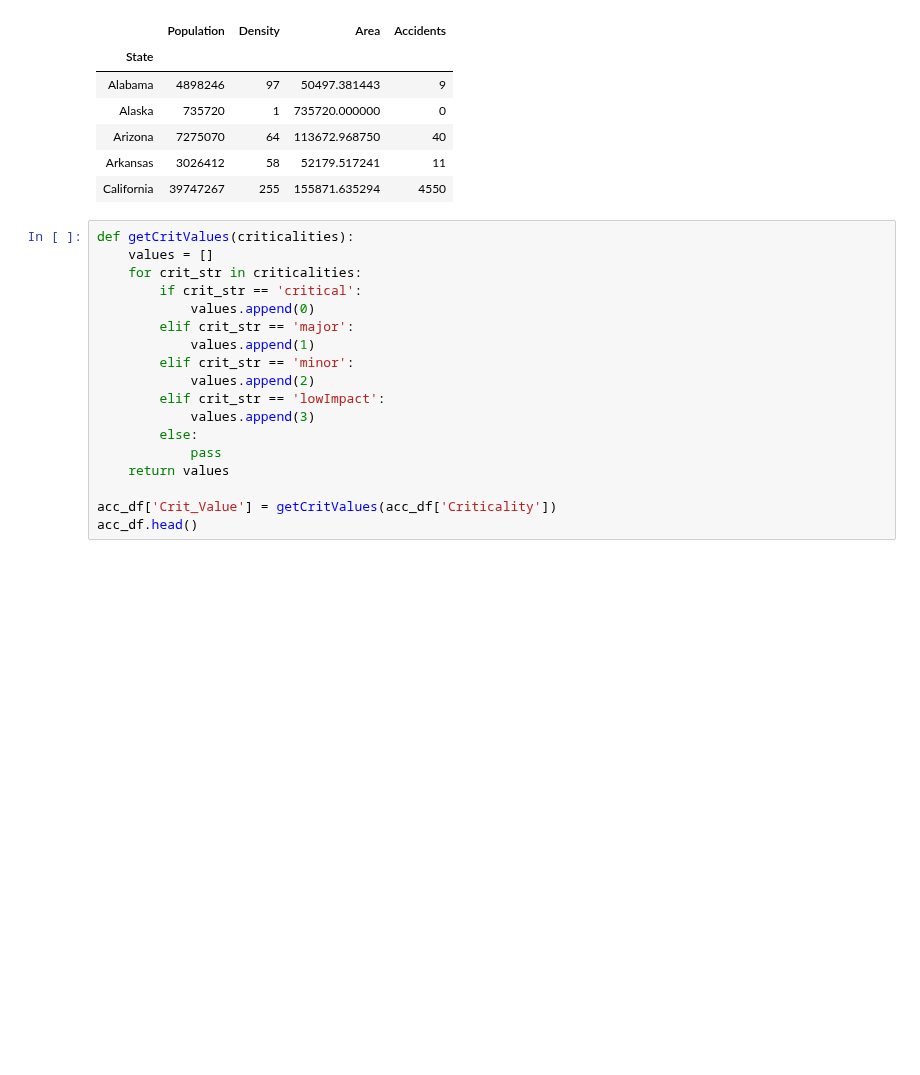
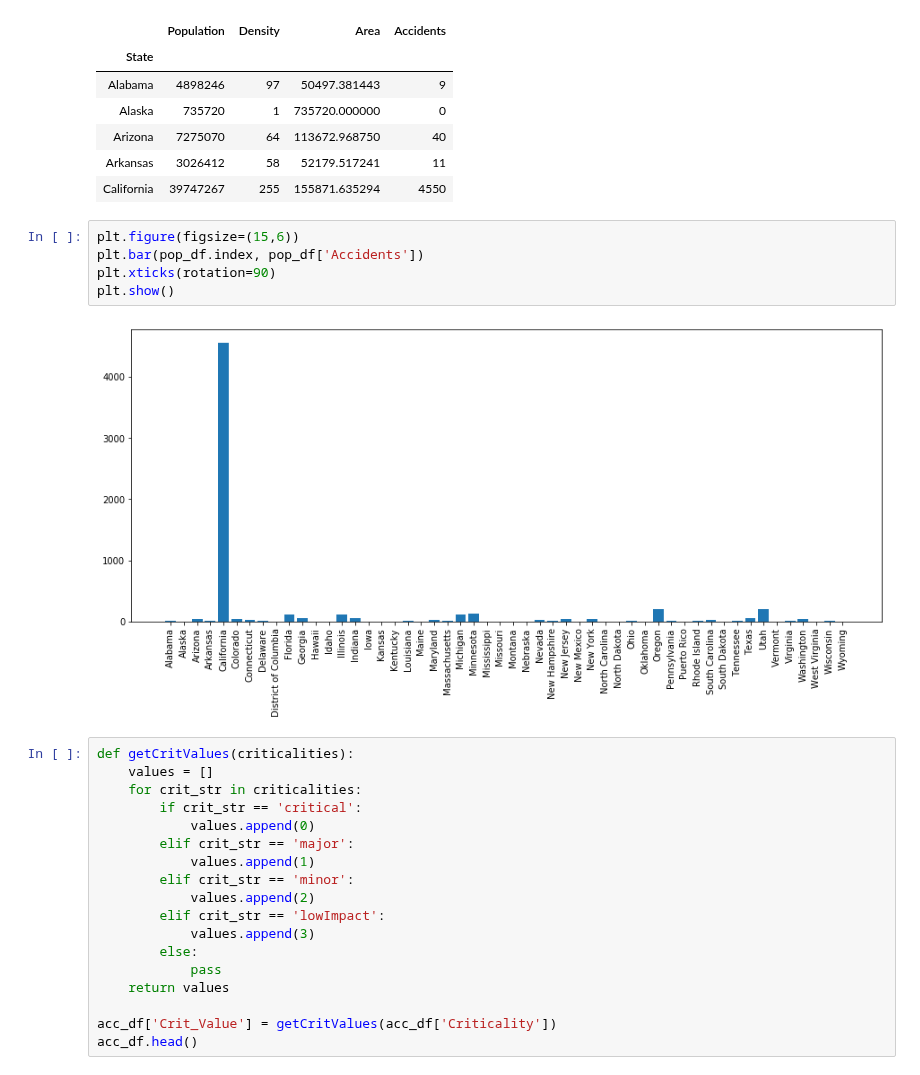
Before and after one commit to Jhyrryl/UCI_Bootcamp_Project_1, a Jupyter notebook: Mike's Analysis.ipynb, the cells around one changed output. Saved outputs shown, nothing was run; the diff lists cells and outputs as text; blank space fills up the shorter version.

```diff
--- a/Mike's Analysis.ipynb
+++ b/Mike's Analysis.ipynb
@@ -66,6 +66,13 @@ pop_df.head()
 | Arizona | 7275070 | 64 | 113672.968750 | 40 |
 | Arkansas | 3026412 | 58 | 52179.517241 | 11 |
 | California | 39747267 | 255 | 155871.635294 | 4550 |
+# %%
+plt.figure(figsize=(15,6))
+plt.bar(pop_df.index, pop_df['Accidents'])
+plt.xticks(rotation=90)
+plt.show()
+# %% [output]
+[figure, added]
 # %%
 def getCritValues(criticalities):
     values = []
```
Also changed, not shown: parts of 7 cells of this notebook.
